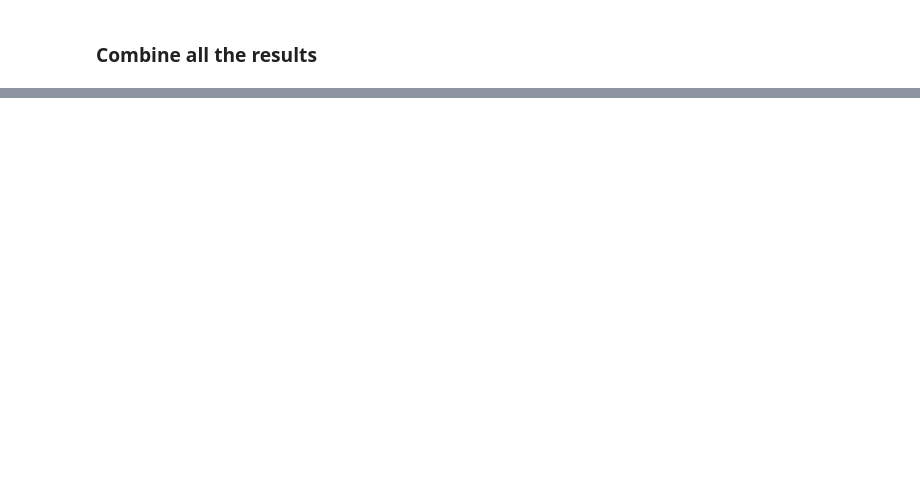
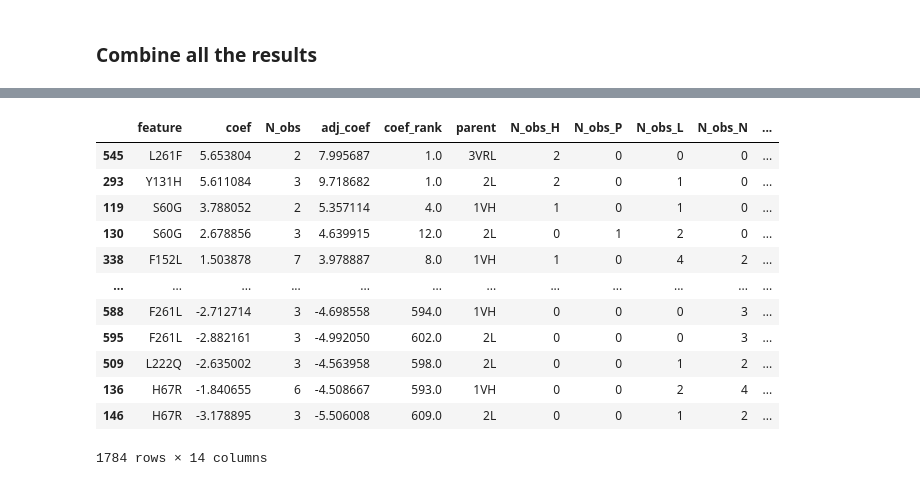
Before and after one commit to RomeroLab/sadx-latent-function, a Jupyter notebook: projects/Biochemical_Ordinal/scripts/Ordinal Regression Oct22.ipynb, the cells around one changed output, grey strips where cells are left out. Cells and saved outputs as stored; diff of their text form; code cells hidden in the pictures; blank space fills up the shorter version.

```diff
--- a/projects/Biochemical_Ordinal/scripts/Ordinal Regression Oct22.ipynb
+++ b/projects/Biochemical_Ordinal/scripts/Ordinal Regression Oct22.ipynb
@@ -374,0 +299,6 @@ all_results_pd = pd.concat(all_results)
+# %%
+all_results_pd = pd.concat([results_1, results_2, results_3])
+all_results_pd = all_results_pd[all_results_pd.feature != "*0*"].copy() # remove wild type
+
+all_results_pd["c_feature"] = all_results_pd.feature.str.slice(1, None)
+all_results_pd
@@ -374,0 +319,22 @@ all_results_pd = pd.concat(all_results)
+# %%
+all_results_pd["N_lib"] = all_results_pd.groupby("c_feature")["c_feature"].transform(lambda x: len(x))
+# %%
+all_results_pd["avg_rank"] = all_results_pd.groupby("c_feature")["coef_rank"].transform(lambda x: x.mean())
+# %%
+all_results_pd["worst_rank"] = all_results_pd.groupby("c_feature")["coef_rank"].transform(lambda x: x.max())
+# %%
+all_results_pd.sort_values("avg_rank")
+# %% [output]
+|  | feature | coef | N_obs | adj_coef | coef_rank | parent | N_obs_H | N_obs_P | N_obs_L | N_obs_N | ... |
+| 545 | L261F | 5.653804 | 2 | 7.995687 | 1.0 | 3VRL | 2 | 0 | 0 | 0 | ... |
+| 293 | Y131H | 5.611084 | 3 | 9.718682 | 1.0 | 2L | 2 | 0 | 1 | 0 | ... |
+| 119 | S60G | 3.788052 | 2 | 5.357114 | 4.0 | 1VH | 1 | 0 | 1 | 0 | ... |
+| 130 | S60G | 2.678856 | 3 | 4.639915 | 12.0 | 2L | 0 | 1 | 2 | 0 | ... |
+| 338 | F152L | 1.503878 | 7 | 3.978887 | 8.0 | 1VH | 1 | 0 | 4 | 2 | ... |
+| ... | ... | ... | ... | ... | ... | ... | ... | ... | ... | ... | ... |
+| 588 | F261L | -2.712714 | 3 | -4.698558 | 594.0 | 1VH | 0 | 0 | 0 | 3 | ... |
+| 595 | F261L | -2.882161 | 3 | -4.992050 | 602.0 | 2L | 0 | 0 | 0 | 3 | ... |
+| 509 | L222Q | -2.635002 | 3 | -4.563958 | 598.0 | 2L | 0 | 0 | 1 | 2 | ... |
+| 136 | H67R | -1.840655 | 6 | -4.508667 | 593.0 | 1VH | 0 | 0 | 2 | 4 | ... |
+| 146 | H67R | -3.178895 | 3 | -5.506008 | 609.0 | 2L | 0 | 0 | 1 | 2 | ... |
+1784 rows × 14 columns
```
Also changed, not shown: parts of 45 cells of this notebook.
